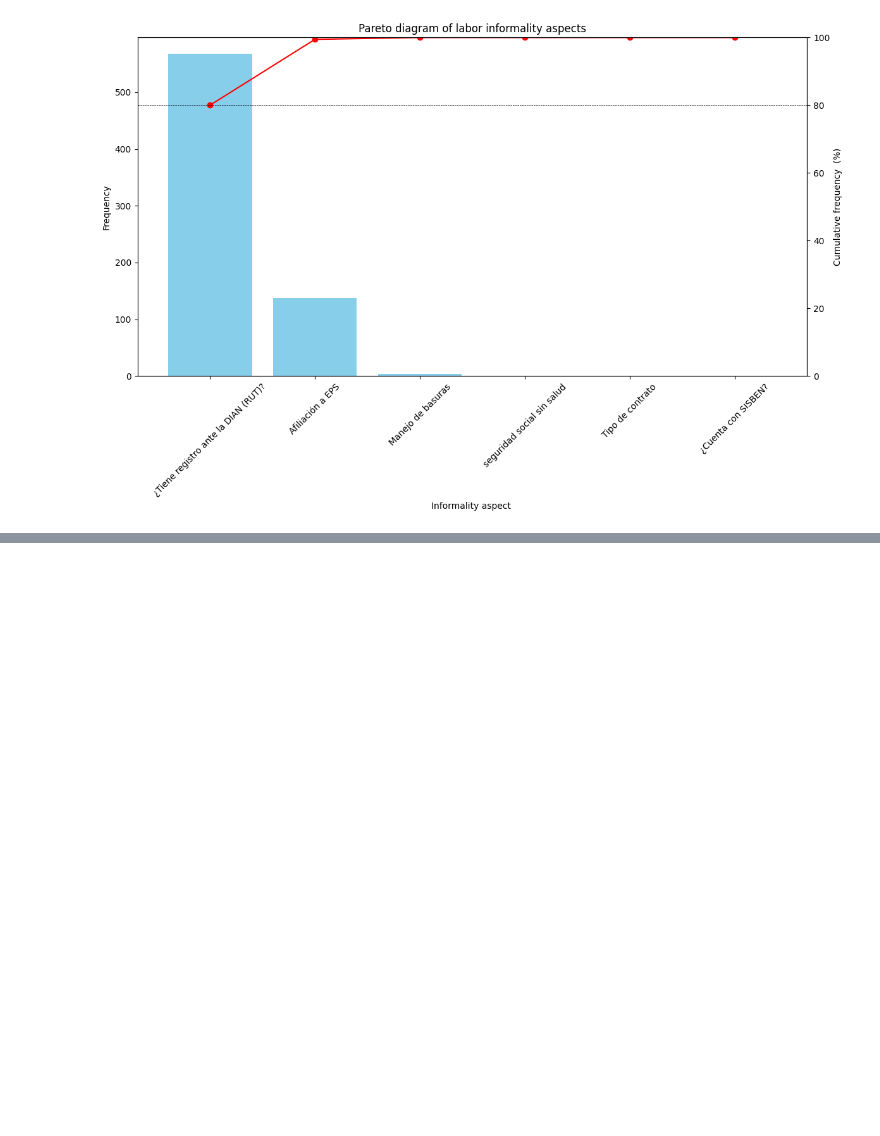
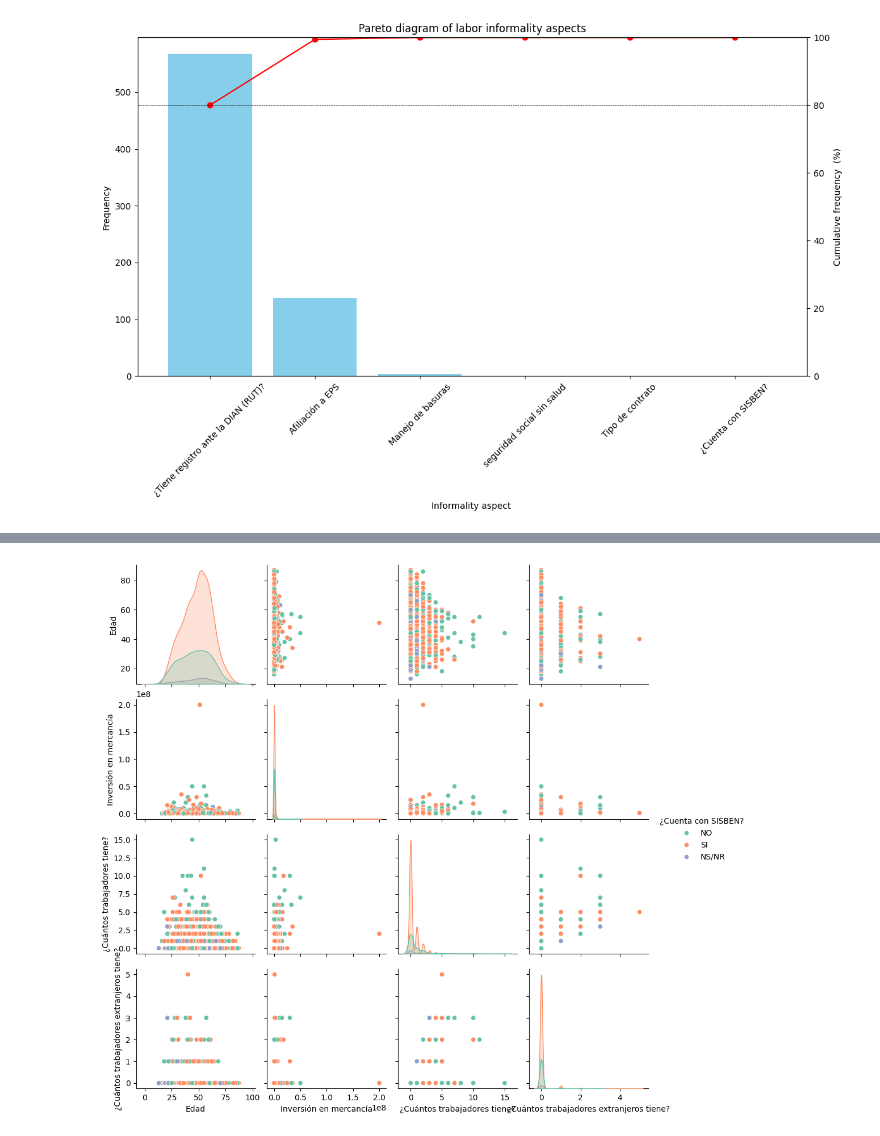
Before and after one commit to Esneider23/Project-talent, a Jupyter notebook: project/eda.ipynb, the cells around one changed output, grey strips where cells are left out. Cells and saved outputs as stored; diff of their text form; code cells hidden in the pictures; blank space fills up the shorter version.

Commit message:
add: create the pairplot

```diff
--- a/project/eda.ipynb
+++ b/project/eda.ipynb
@@ -694,0 +693,5 @@ plt.show()
+# %%
+sns.pairplot(df, vars=['Edad','Inversión en mercancía', '¿Cuántos trabajadores tiene?', '¿Cuántos trabajadores extranjeros tiene?'], hue='¿Cuenta con SISBEN?', palette='Set2')
+plt.show()
+# %% [output]
+[figure, added]
```
Also changed, not shown: parts of 10 cells of this notebook.
